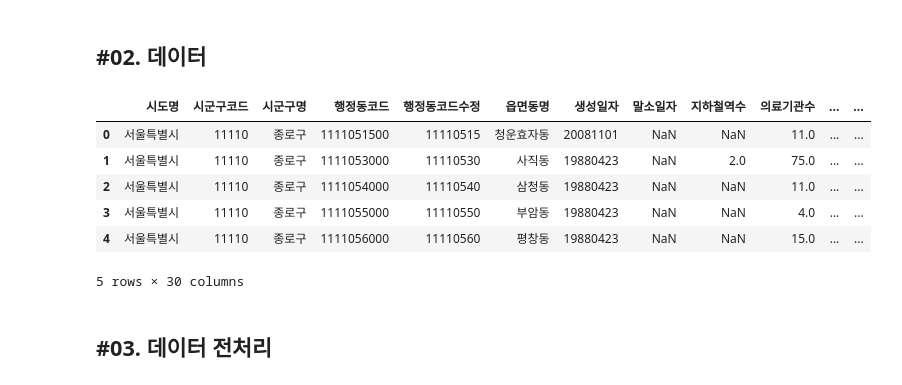
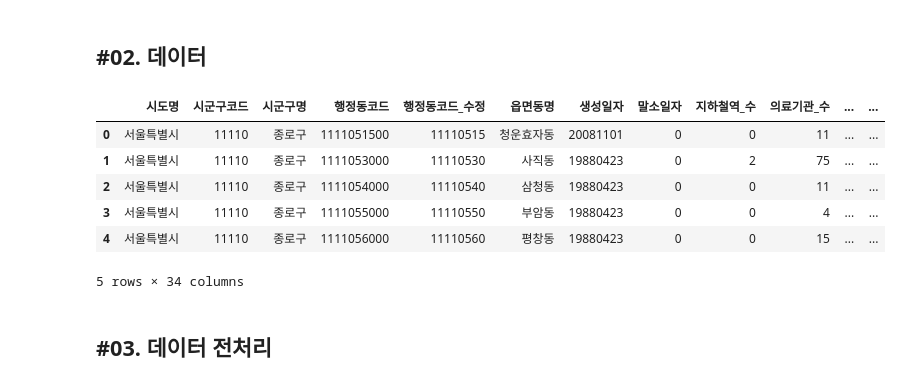
Before and after one commit to jaekim3220/finalproject, a Jupyter notebook: 계층적군집.ipynb, the cells around one changed output. Cells and saved outputs as stored; diff of their text form; code cells hidden in the pictures.

```diff
--- a/계층적군집.ipynb
+++ b/계층적군집.ipynb
@@ -31,16 +31,16 @@ plt.rcParams["axes.unicode_minus"] = False
 # %% [markdown]
 ## #02. 데이터
 # %%
-origin = read_excel("행정동병합테스트22_최종데이터.xlsx")
+origin = read_excel("행정동병합최종.xlsx")
 origin.head()
 # %% [output]
-|  | 시도명 | 시군구코드 | 시군구명 | 행정동코드 | 행정동코드수정 | 읍면동명 | 생성일자 | 말소일자 | 지하철역수 | 의료기관수 | ... | ... |
-| 0 | 서울특별시 | 11110 | 종로구 | 1111051500 | 11110515 | 청운효자동 | 20081101 | NaN | NaN | 11.0 | ... | ... |
-| 1 | 서울특별시 | 11110 | 종로구 | 1111053000 | 11110530 | 사직동 | 19880423 | NaN | 2.0 | 75.0 | ... | ... |
-| 2 | 서울특별시 | 11110 | 종로구 | 1111054000 | 11110540 | 삼청동 | 19880423 | NaN | NaN | 11.0 | ... | ... |
-| 3 | 서울특별시 | 11110 | 종로구 | 1111055000 | 11110550 | 부암동 | 19880423 | NaN | NaN | 4.0 | ... | ... |
-| 4 | 서울특별시 | 11110 | 종로구 | 1111056000 | 11110560 | 평창동 | 19880423 | NaN | NaN | 15.0 | ... | ... |
+|  | 시도명 | 시군구코드 | 시군구명 | 행정동코드 | 행정동코드_수정 | 읍면동명 | 생성일자 | 말소일자 | 지하철역_수 | 의료기관_수 | ... | ... |
+| 0 | 서울특별시 | 11110 | 종로구 | 1111051500 | 11110515 | 청운효자동 | 20081101 | 0 | 0 | 11 | ... | ... |
+| 1 | 서울특별시 | 11110 | 종로구 | 1111053000 | 11110530 | 사직동 | 19880423 | 0 | 2 | 75 | ... | ... |
+| 2 | 서울특별시 | 11110 | 종로구 | 1111054000 | 11110540 | 삼청동 | 19880423 | 0 | 0 | 11 | ... | ... |
+| 3 | 서울특별시 | 11110 | 종로구 | 1111055000 | 11110550 | 부암동 | 19880423 | 0 | 0 | 4 | ... | ... |
+| 4 | 서울특별시 | 11110 | 종로구 | 1111056000 | 11110560 | 평창동 | 19880423 | 0 | 0 | 15 | ... | ... |
-5 rows × 30 columns
+5 rows × 34 columns
 # %% [markdown]
 ## #03. 데이터 전처리
 # %% [markdown]
```
Also changed, not shown: parts of 22 cells of this notebook, 4 other files.
